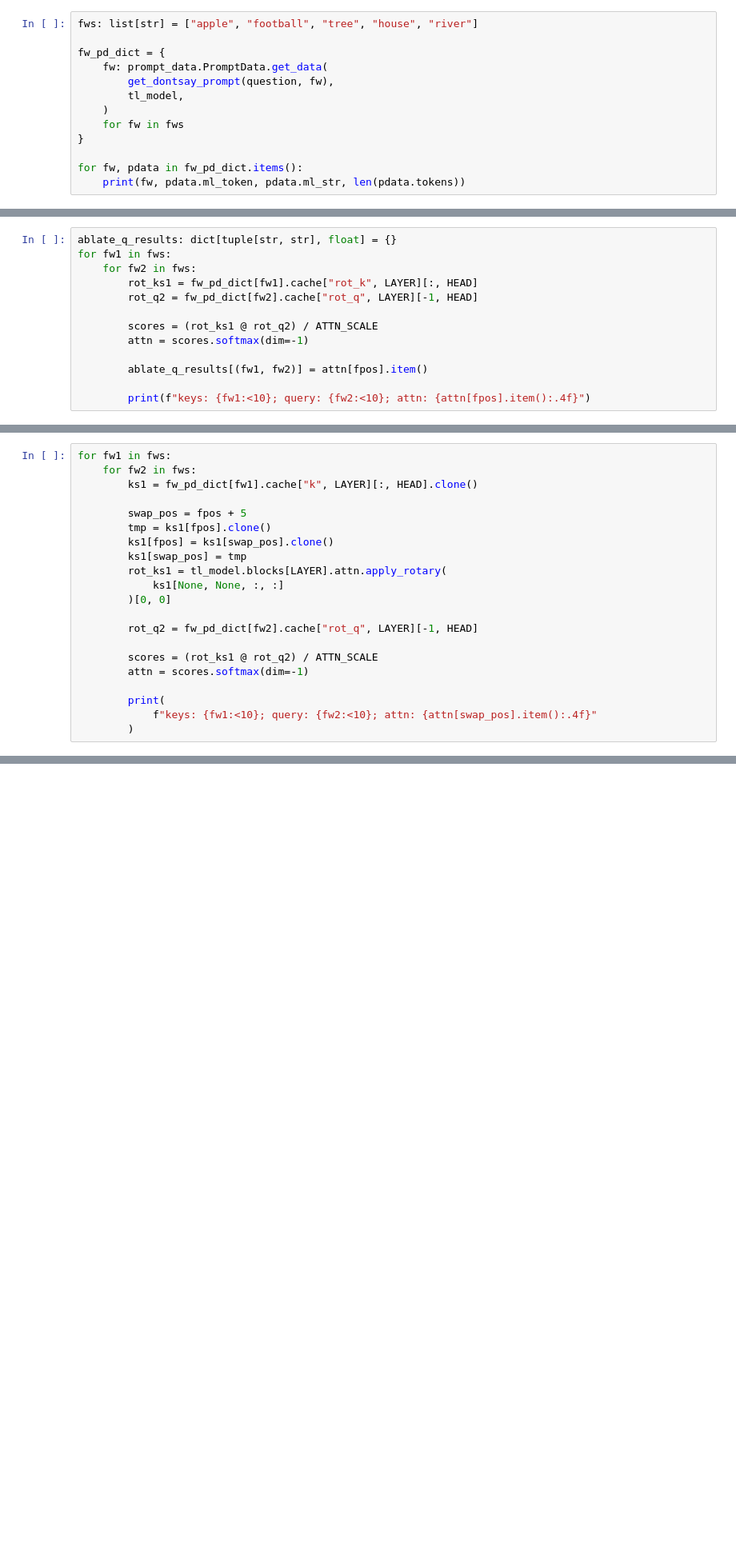
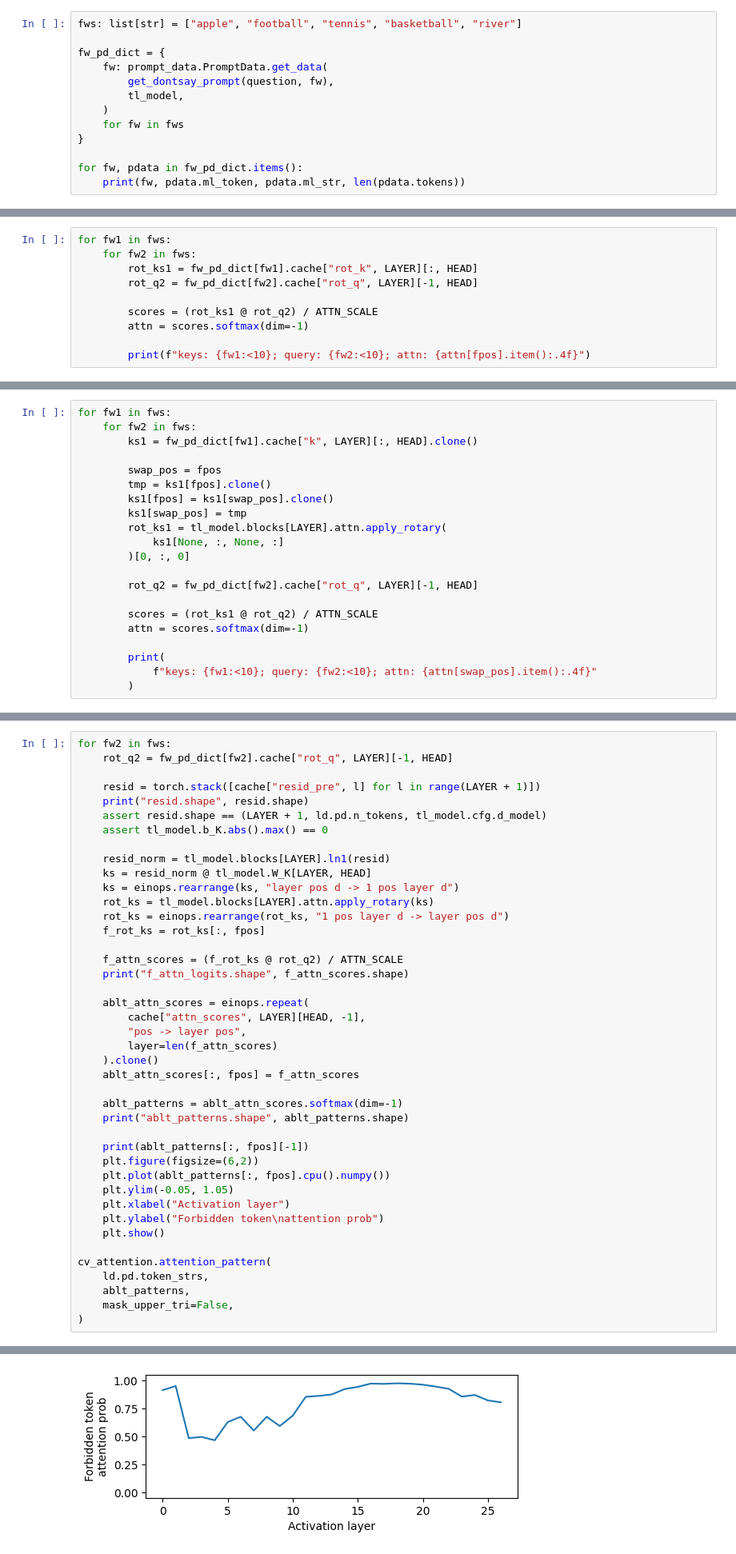
Before and after one commit to ed1d1a8d/prompt-injection-interp, a Jupyter notebook: notebooks/dontsay-l26h9-mi.ipynb, the cells around one changed output, grey strips where cells are left out. Shown at 80% size. Saved outputs shown, nothing was run; the diff lists cells and outputs as text; blank space fills up the shorter version.

```diff
--- a/notebooks/dontsay-l26h9-mi.ipynb
+++ b/notebooks/dontsay-l26h9-mi.ipynb
@@ -522,7 +523,7 @@ tensor(0.6469, device='cuda:0')
 # %% [markdown]
 ### Query vec for football x Key vec for apple
 # %%
-fws: list[str] = ["apple", "football", "tree", "house", "river"]
+fws: list[str] = ["apple", "football", "tennis", "basketball", "river"]
 
 fw_pd_dict = {
     fw: prompt_data.PromptData.get_data(
@@ -542,6 +543,5 @@ house 8914 Football 56
 river 8914 Football 56
 # %%
-ablate_q_results: dict[tuple[str, str], float] = {}
 for fw1 in fws:
     for fw2 in fws:
         rot_ks1 = fw_pd_dict[fw1].cache["rot_k", LAYER][:, HEAD]
@@ -550,8 +550,6 @@ for fw1 in fws:
         scores = (rot_ks1 @ rot_q2) / ATTN_SCALE
         attn = scores.softmax(dim=-1)
 
-        ablate_q_results[(fw1, fw2)] = attn[fpos].item()
-
         print(f"keys: {fw1:<10}; query: {fw2:<10}; attn: {attn[fpos].item():.4f}")
 # %% [output]
 keys: apple     ; query: apple     ; attn: 0.0888
@@ -576,13 +574,13 @@ for fw1 in fws:
     for fw2 in fws:
         ks1 = fw_pd_dict[fw1].cache["k", LAYER][:, HEAD].clone()
 
-        swap_pos = fpos + 5
+        swap_pos = fpos
         tmp = ks1[fpos].clone()
         ks1[fpos] = ks1[swap_pos].clone()
         ks1[swap_pos] = tmp
         rot_ks1 = tl_model.blocks[LAYER].attn.apply_rotary(
-            ks1[None, None, :, :]
-        )[0, 0]
+            ks1[None, :, None, :]
+        )[0, :, 0]
 
         rot_q2 = fw_pd_dict[fw2].cache["rot_q", LAYER][-1, HEAD]
 
@@ -612,0 +611,43 @@ keys: river     ; query: river     ; attn: 0.0449
+# %%
+for fw2 in fws:
+    rot_q2 = fw_pd_dict[fw2].cache["rot_q", LAYER][-1, HEAD]
+
+    resid = torch.stack([cache["resid_pre", l] for l in range(LAYER + 1)])
+    print("resid.shape", resid.shape)
+    assert resid.shape == (LAYER + 1, ld.pd.n_tokens, tl_model.cfg.d_model)
+    assert tl_model.b_K.abs().max() == 0
+
+    resid_norm = tl_model.blocks[LAYER].ln1(resid)
+    ks = resid_norm @ tl_model.W_K[LAYER, HEAD]
+    ks = einops.rearrange(ks, "layer pos d -> 1 pos layer d")
+    rot_ks = tl_model.blocks[LAYER].attn.apply_rotary(ks)
+    rot_ks = einops.rearrange(rot_ks, "1 pos layer d -> layer pos d")
+    f_rot_ks = rot_ks[:, fpos]
+
+    f_attn_scores = (f_rot_ks @ rot_q2) / ATTN_SCALE
+    print("f_attn_logits.shape", f_attn_scores.shape)
+
+    ablt_attn_scores = einops.repeat(
+        cache["attn_scores", LAYER][HEAD, -1],
+        "pos -> layer pos",
+        layer=len(f_attn_scores)
+    ).clone()
+    ablt_attn_scores[:, fpos] = f_attn_scores
+
+    ablt_patterns = ablt_attn_scores.softmax(dim=-1)
+    print("ablt_patterns.shape", ablt_patterns.shape)
+
+    print(ablt_patterns[:, fpos][-1])
+    plt.figure(figsize=(6,2))
+    plt.plot(ablt_patterns[:, fpos].cpu().numpy())
+    plt.ylim(-0.05, 1.05)
+    plt.xlabel("Activation layer")
+    plt.ylabel("Forbidden token\nattention prob")
+    plt.show()
+
+cv_attention.attention_pattern(
+    ld.pd.token_strs,
+    ablt_patterns,
+    mask_upper_tri=False,
+)
+# %% [output]
@@ -612,0 +658 @@ keys: river     ; query: river     ; attn: 0.0449
+[figure, added]
```
Also changed, not shown: parts of 10 cells of this notebook.
